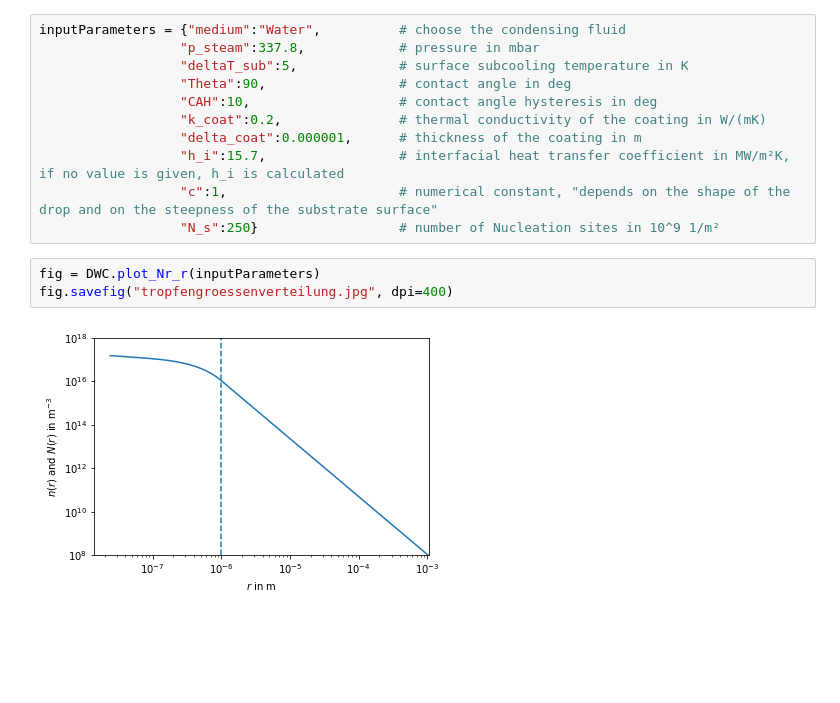
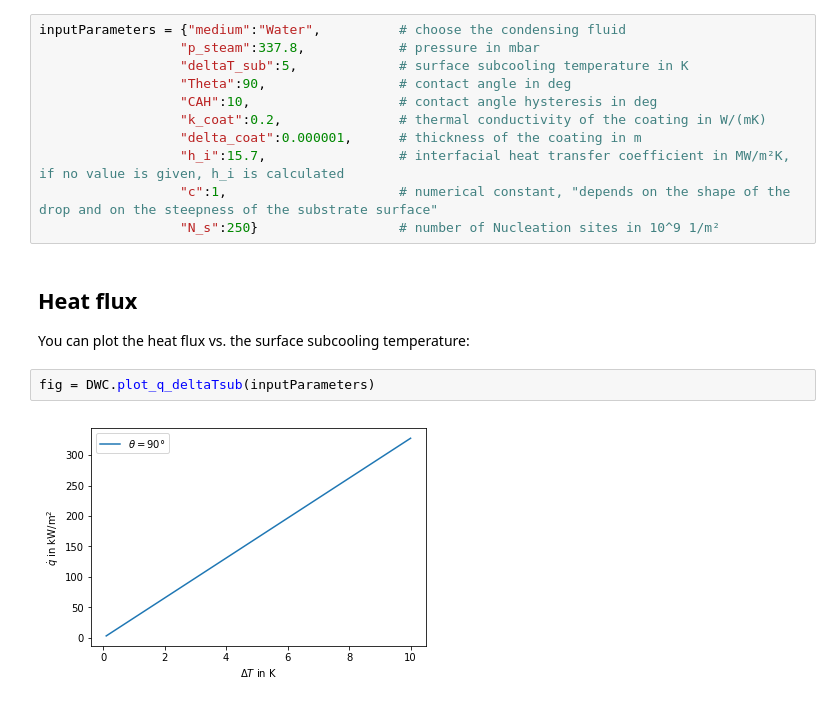
Before and after one commit to JSablowski/DWCmod, a Jupyter notebook: DWCmod.ipynb, the cells around one changed output. Cells and saved outputs as stored; diff of their text form; blank space fills up the shorter version.

Commit message:
added function and optional plot for filmwise condensation

```diff
--- a/DWCmod.ipynb
+++ b/DWCmod.ipynb
@@ -20,8 +20,10 @@ inputParameters = {"medium":"Water",          # choose the condensing fluid
                   "h_i":15.7,                 # interfacial heat transfer coefficient in MW/m²K, if no value is given, h_i is calculated
                   "c":1,                      # numerical constant, "depends on the shape of the drop and on the steepness of the substrate surface"
                   "N_s":250}                  # number of Nucleation sites in 10^9 1/m²
-# %%
-fig = DWC.plot_Nr_r(inputParameters)
-fig.savefig("tropfengroessenverteilung.jpg", dpi=400)
-# %% [output]
-[figure, removed]
+# %% [markdown]
+## Heat flux
+You can plot the heat flux vs. the surface subcooling temperature:
+# %%
+fig = DWC.plot_q_deltaTsub(inputParameters)
+# %% [output]
+[figure, added]
```
Also changed, not shown: parts of 14 cells of this notebook.
